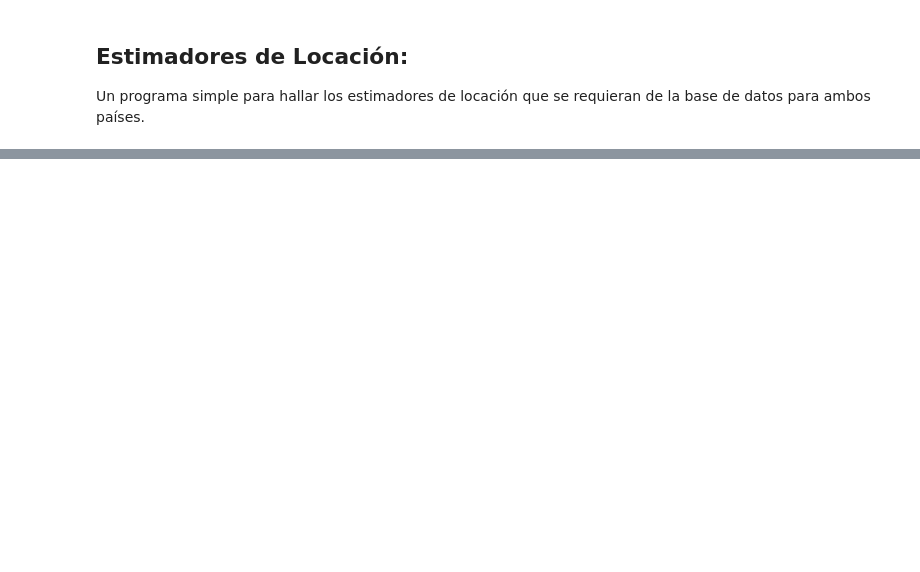
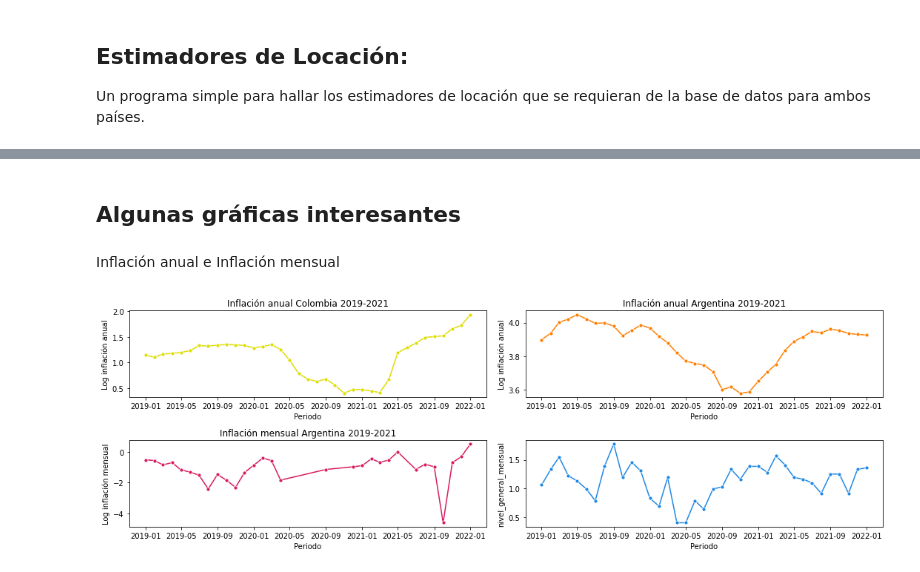
Before and after one commit to jmoralesn2/Tasas_interes_Colombia_Argentina, a Jupyter notebook: Project1.ipynb, the cells around one changed output, grey strips where cells are left out. Cells and saved outputs as stored; diff of their text form; code cells hidden in the pictures; blank space fills up the shorter version.

Commit message:
Gráficas iniciales

```diff
--- a/Project1.ipynb
+++ b/Project1.ipynb
@@ -159,8 +144,0 @@ tasa_intervencion_col.head()
-# %%
-index = list(zip(tasa_intervencion_col["Año"], tasa_intervencion_col["Mes"]))
-index = pd.MultiIndex.from_tuples(index)
-
-
-tasa_intervencion_col.set_index(index, inplace=True)
-tasa_intervencion_col.drop(["Año", "Mes"], axis=1, inplace=True)
-tasa_intervencion_col.head()
@@ -173,0 +145,3 @@ tasa_intervencion_col.head()
+# %%
+tasa_intervencion_col.set_index("Periodo", inplace=True)
+tasa_intervencion_col.head()
@@ -223,0 +201,30 @@ Moda del nivel_general_anual de Colombia: 3.86
+# %% [markdown]
+## Algunas gráficas interesantes
+# %% [markdown]
+Inflación anual e Inflación mensual
+# %%
+fig1,axes1 = plt.subplots(nrows = 2, ncols = 2, figsize=(15,5))
+
+sns.lineplot(ax=axes1[0,0], data = np.log(info_col["nivel_general_anual"]), marker='o',ms=5,color='#dede00')
+axes1[0,0].set_title("Inflación anual Colombia 2019-2021")
+axes1[0,0].set_xlabel("Periodo")
+axes1[0,0].set_ylabel("Log inflación anual")
+
+sns.lineplot(ax=axes1[0,1], data = np.log(info_arg["nivel_general_anual"]),marker ='o',ms =5,color='#ff7f00')
+axes1[0,1].set_title("Inflación anual Argentina 2019-2021")
+axes1[0,1].set_xlabel("Periodo")
+axes1[0,1].set_ylabel("Log inflación anual")
+
+sns.lineplot(ax=axes1[1,0], data = np.log(info_col["nivel_general_mensual"]),marker ='o',ms =5,color='#D81B60')
+axes1[1,0].set_title("Inflación mensual Colombia 2019-2021")
+axes1[1,0].set_xlabel("Periodo")
+axes1[1,0].set_ylabel("Log inflación mensual")
+
+sns.lineplot(ax=axes1[1,1], data = np.log(info_arg["nivel_general_mensual"]),marker ='o',ms =5,color='#1E88E5')
+axes1[1,0].set_title("Inflación mensual Argentina 2019-2021")
+axes1[1,0].set_xlabel("Periodo")
+axes1[1,0].set_ylabel("Log inflación mensual")
+
+plt.tight_layout()
+# %% [output]
+[figure, added]
```
Also changed, not shown: parts of 24 cells of this notebook, 4 other files.
